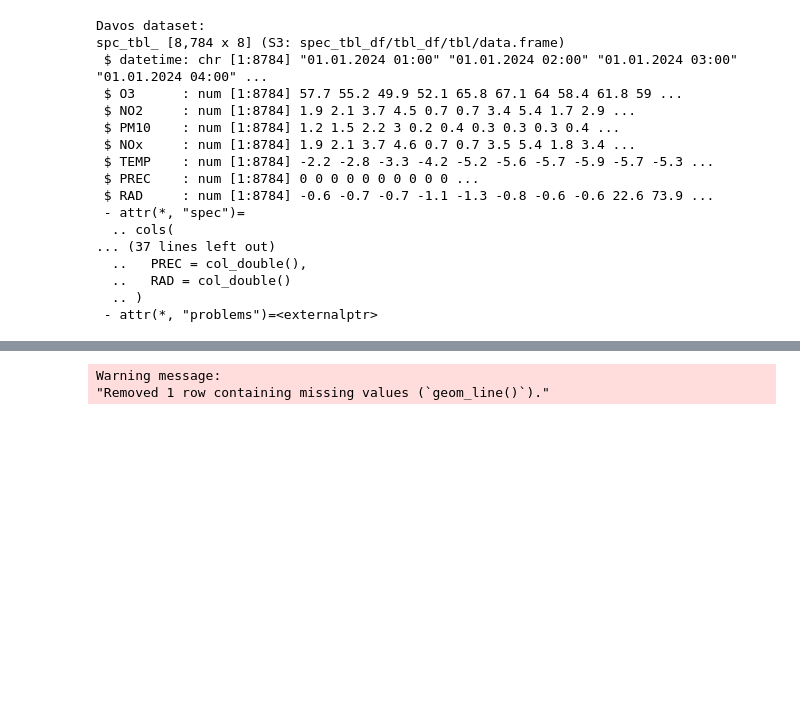
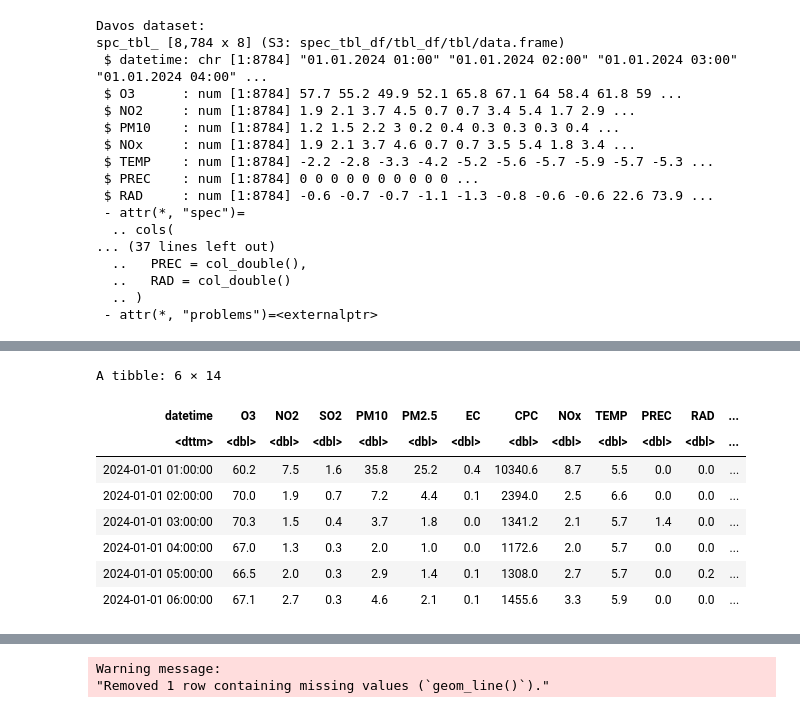
Before and after one commit to matheogodenzi/Air_pollution, a Jupyter notebook: Discovering_data.ipynb, the cells around one changed output, grey strips where cells are left out. Cells and saved outputs as stored; diff of their text form; code cells hidden in the pictures; blank space fills up the shorter version.

```diff
--- a/Discovering_data.ipynb
+++ b/Discovering_data.ipynb
@@ -173 +208,20 @@ Warning message:
+# %%
+# Extract the month
+BASEL_data[["month"]] <- month(BASEL_data[["datetime"]])
+
+# Extract the date (without time)
+BASEL_data[["date"]] <- date(BASEL_data[["datetime"]])
+
+# Check the results
+head(BASEL_data)
+# %% [output]
+A tibble: 6 × 14
+| datetime | O3 | NO2 | SO2 | PM10 | PM2.5 | EC | CPC | NOx | TEMP | PREC | RAD | ... |
+| <dttm> | <dbl> | <dbl> | <dbl> | <dbl> | <dbl> | <dbl> | <dbl> | <dbl> | <dbl> | <dbl> | <dbl> | ... |
+| 2024-01-01 01:00:00 | 60.2 | 7.5 | 1.6 | 35.8 | 25.2 | 0.4 | 10340.6 | 8.7 | 5.5 | 0.0 | 0.0 | ... |
+| 2024-01-01 02:00:00 | 70.0 | 1.9 | 0.7 | 7.2 | 4.4 | 0.1 | 2394.0 | 2.5 | 6.6 | 0.0 | 0.0 | ... |
+| 2024-01-01 03:00:00 | 70.3 | 1.5 | 0.4 | 3.7 | 1.8 | 0.0 | 1341.2 | 2.1 | 5.7 | 1.4 | 0.0 | ... |
+| 2024-01-01 04:00:00 | 67.0 | 1.3 | 0.3 | 2.0 | 1.0 | 0.0 | 1172.6 | 2.0 | 5.7 | 0.0 | 0.0 | ... |
+| 2024-01-01 05:00:00 | 66.5 | 2.0 | 0.3 | 2.9 | 1.4 | 0.1 | 1308.0 | 2.7 | 5.7 | 0.0 | 0.2 | ... |
+| 2024-01-01 06:00:00 | 67.1 | 2.7 | 0.3 | 4.6 | 2.1 | 0.1 | 1455.6 | 3.3 | 5.9 | 0.0 | 0.0 | ... |
 # %%
```
Also changed, not shown: parts of 15 cells of this notebook, 4 other files.
